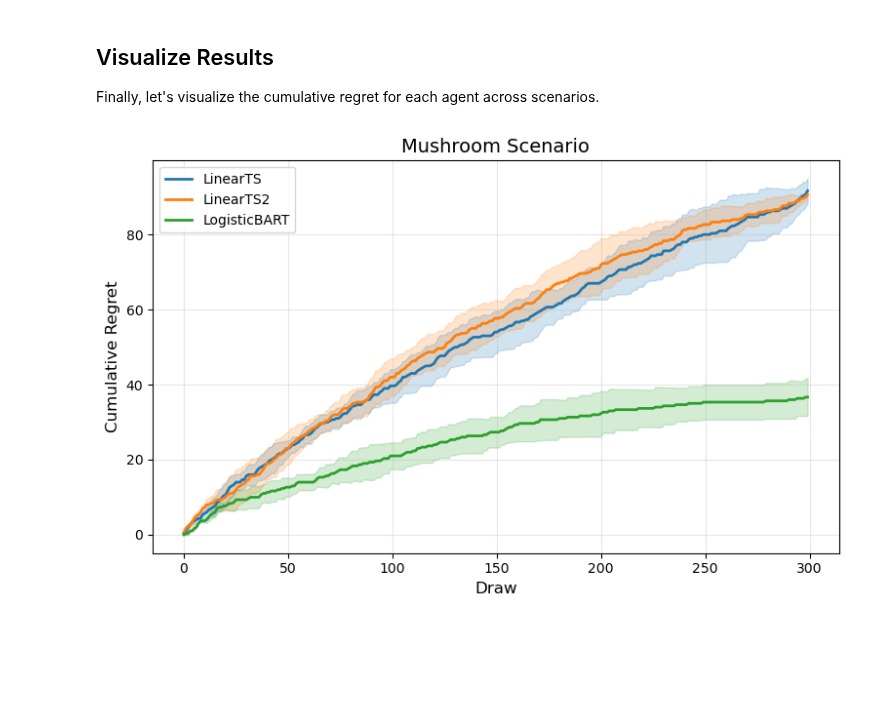
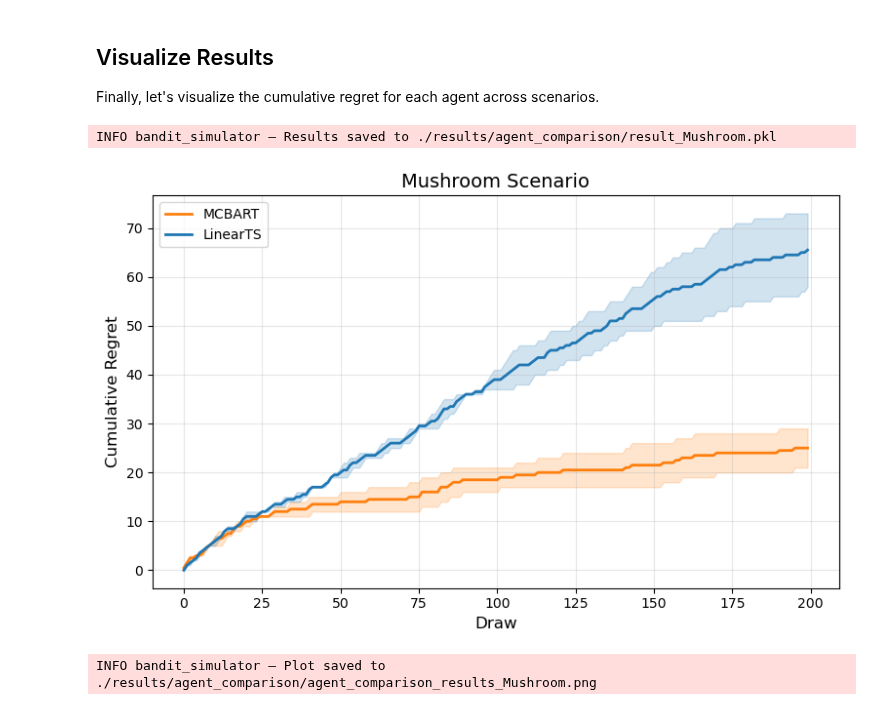
Before and after one commit to yanshuotan/bart-playground, a Jupyter notebook: notebooks/bandit/compare.ipynb, the cells around one changed output. Saved outputs shown, nothing was run; the diff lists cells and outputs as text; code cells hidden in the pictures; blank space fills up the shorter version.

```diff
--- a/notebooks/bandit/compare.ipynb
+++ b/notebooks/bandit/compare.ipynb
@@ -121,16 +111,21 @@ all_agent_specs: List[AgentSpec] = [
 # Filter agents to include only those we want to test
 agent_specs = [agent for agent in all_agent_specs if agent[0] in ["MCBART", "LinearTS"]]
 # %%
-n_simulations = 1  # Number of simulations per scenario
-max_draws = 300      # Number of draws per simulation
+n_simulations = 3  # Number of simulations per scenario
+max_draws = 200      # Number of draws per simulation
+
+results_dir = "./results/agent_comparison"
+os.makedirs(results_dir, exist_ok=True)
 
 def call_func():
     return compare_agents_across_scenarios(
         scenarios=scenarios,
         agent_specs=agent_specs,
-        n_simulations=n_simulations,
+        sim_indices=[0, 1],
         max_draws=max_draws,
-        parallel=False
+        parallel=False,
+        save_dir=results_dir,
+        log_to_file=True
     )
 # %%
 results = call_func()
@@ -180,23 +167,22 @@ n_draws = internal_value.shape[1]
 
 Finally, let's visualize the cumulative regret for each agent across scenarios.
 # %%
-# Create results directory if it doesn't exist
-results_dir = "./results/agent_comparison_test"
-if not os.path.exists(results_dir):
-    os.makedirs(results_dir)
-
 import pickle
 appendix_name = list(scenarios.keys())[0]  # Use the first scenario name as appendix
 result_filename = os.path.join(results_dir, f"result_{appendix_name}.pkl")
 pickle.dump(results, open(result_filename, "wb"))
+_ca_logger.info(f"Results saved to {result_filename}")
+# %% [output]
+INFO bandit_simulator — Results saved to ./results/agent_comparison/result_Mushroom.pkl
 # %%
 results = pickle.load(file=open(result_filename, "rb"))
 
 # Plot results and save to file
 plot_comparison_results(
     results=results,
-    save_path=f"{results_dir}/agent_comparison_results_{appendix_name}.png",
-    show_time=False
+    save_loc=f"{results_dir}/agent_comparison_results_{appendix_name}.png"
 )
+_ca_logger.info(f"Plot saved to {results_dir}/agent_comparison_results_{appendix_name}.png")
 # %% [output]
-[figure, old version]
+[figure, new version]
+INFO bandit_simulator — Plot saved to ./results/agent_comparison/agent_comparison_results_Mushroom.png
```
Also changed, not shown: parts of 10 cells of this notebook, 4 other files.
